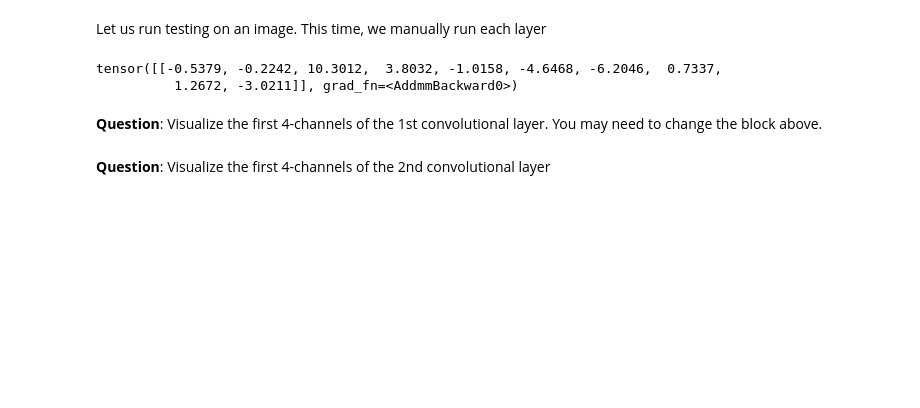
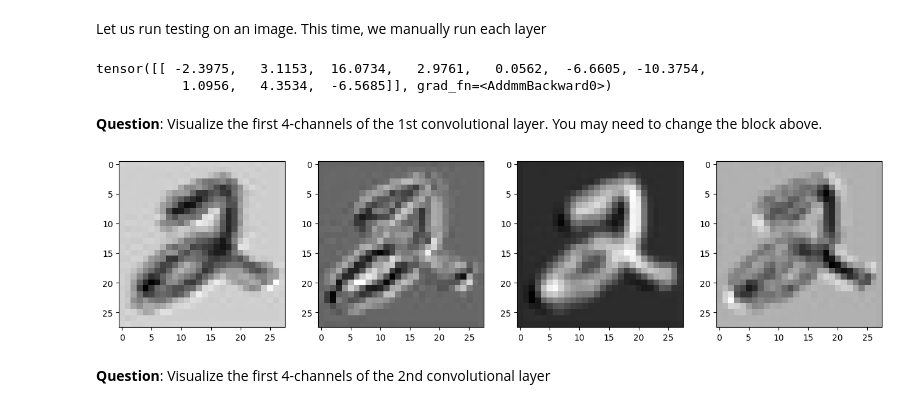
Before and after one commit to Marcusleeleelee/Other_ML-DL-practice, a Jupyter notebook: IERG4160_In_Class_Lab_Network_Training.ipynb, the cells around one changed output. Drawn from its saved outputs; the diff is of its cells as text; code cells hidden in the pictures; blank space fills up the shorter version.

```diff
--- a/IERG4160_In_Class_Lab_Network_Training.ipynb
+++ b/IERG4160_In_Class_Lab_Network_Training.ipynb
@@ -537,7 +570,7 @@ class NeuralNetwork3(nn.Module):
             nn.Flatten(),
         #################################################################
         # This line has a bug, please fix it.
-            nn.Linear(14*14*32, 10)   # Here we assume that input is 14x14 image with 32 channel, but this is actually wrong. Please fix it.
+            nn.Linear(7*7*32, 10)   # Here we assume that input is 14x14 image with 32 channel, but this is actually wrong. Please fix it.
         #################################################################
         )
 
@@ -579,17 +643,23 @@ for i in range(8):
   layer_output = model_3.network[i](layer_output)
 print(layer_output)
 # %% [output]
-tensor([[-0.5379, -0.2242, 10.3012,  3.8032, -1.0158, -4.6468, -6.2046,  0.7337,
-          1.2672, -3.0211]], grad_fn=<AddmmBackward0>)
+tensor([[ -2.3975,   3.1153,  16.0734,   2.9761,   0.0562,  -6.6605, -10.3754,
+           1.0956,   4.3534,  -6.5685]], grad_fn=<AddmmBackward0>)
 # %% [markdown]
 **Question**:  Visualize the first 4-channels of the 1st convolutional layer. You may need to change the block above.
 # %%
 # Your code goes here
+conv1_output = model_3.network[0](test_image_torch)
+channels = conv1_output[:, :4, :, :]
+channels_np = channels.squeeze().detach().numpy()
 
 plt.figure(figsize=(16, 4))
-plt.subplot(1, 4, 1); plt.imshow()
-plt.subplot(1, 4, 2); plt.imshow()
-plt.subplot(1, 4, 3); plt.imshow()
-plt.subplot(1, 4, 4); plt.imshow()
+plt.subplot(1, 4, 1); plt.imshow(channels_np[0], cmap='gray')
+plt.subplot(1, 4, 2); plt.imshow(channels_np[1], cmap='gray')
+plt.subplot(1, 4, 3); plt.imshow(channels_np[2], cmap='gray')
+plt.subplot(1, 4, 4); plt.imshow(channels_np[3], cmap='gray')
+plt.show()
+# %% [output]
+[figure, added]
 # %% [markdown]
 **Question**:  Visualize the first 4-channels of the 2nd convolutional layer
```
Also changed, not shown: parts of 13 cells of this notebook.
